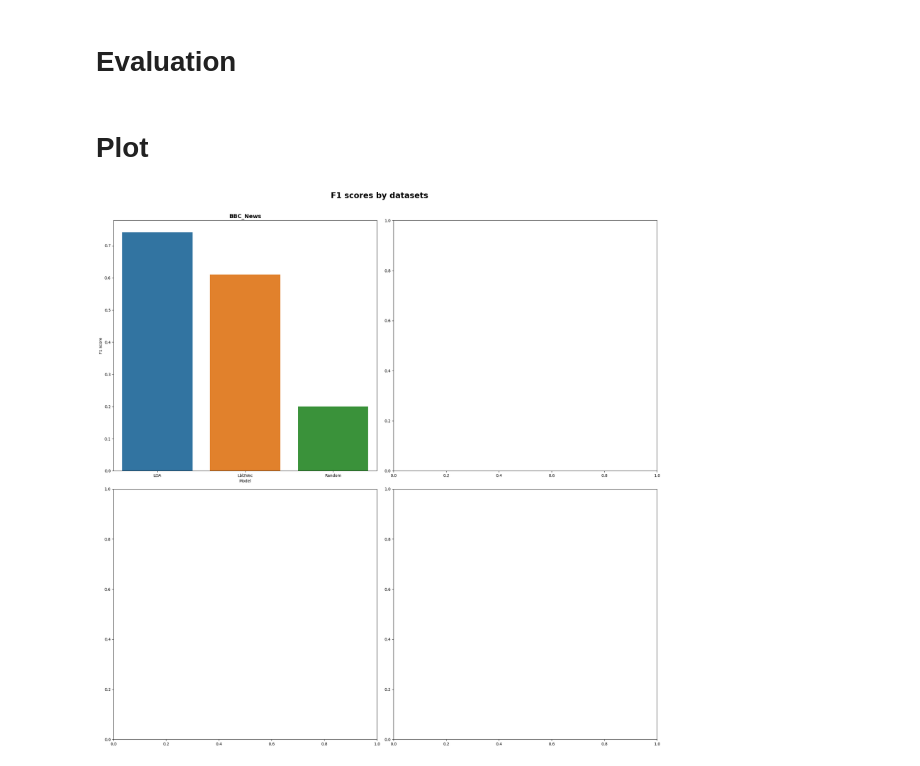
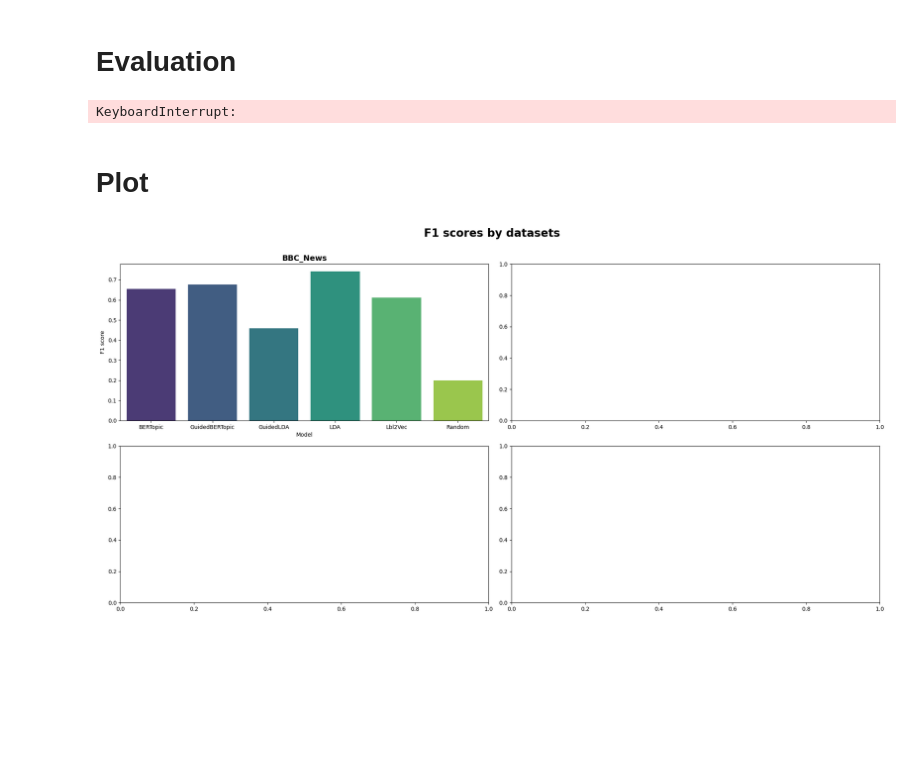
Before and after one commit to yoest/Topic-Modeling-Analysis, a Jupyter notebook: topic_modeling/tm_defined_classes/test_01.ipynb, the cells around one changed output. Cells and saved outputs as stored; diff of their text form; code cells hidden in the pictures; blank space fills up the shorter version.

Commit message:
add vontss results and continue refactoring

```diff
--- a/topic_modeling/tm_defined_classes/test_01.ipynb
+++ b/topic_modeling/tm_defined_classes/test_01.ipynb
@@ -26,13 +26,13 @@ class Model:
     def __init__(self, dataset_name: str) -> None:
         self.dataset_name = dataset_name
 
-        self.documents_df = pd.read_csv('../../datasets/data/BBC_News/documents.csv')
+        self.documents_df = pd.read_csv(f'../../datasets/data/{dataset_name}/documents.csv')
         self.documents_df = self.documents_df
 
         self.documents = self.documents_df['document'].tolist()
         self.labels = self.documents_df['class_name'].tolist()
 
-        self.labels_df = pd.read_csv('../../datasets/data/BBC_News/labels.csv')
+        self.labels_df = pd.read_csv(f'../../datasets/data/{dataset_name}/labels.csv')
         self.defined_keywords = [keywords.split(' ') for keywords in self.labels_df['class_keywords'].tolist()]
 
         self.num_topics = len(set(self.labels))
@@ -476,8 +474,10 @@ models = {
 }
 # %%
-bbc_news_result_df = get_and_save_result_for_dataset('BBC_News', models, load=False)
+bbc_news_result_df = get_and_save_result_for_dataset('BBC_News', models, load=True)
 # %%
 twenty_news_group_result_df = get_and_save_result_for_dataset('20NewsGroup', models, load=False)
+# %% [output]
+KeyboardInterrupt:
 # %%
 dblp_result_df = get_and_save_result_for_dataset('DBLP', models, load=False)
 # %%
@@ -491,9 +491,9 @@ def plot_for_results_dfs(results_dfs: list):
     Args:
         results_dfs (list): The results dataframes
     """
-    colors = ['tab:blue', 'tab:orange', 'tab:green', 'tab:red', 'tab:purple', 'tab:brown']
+    colors = sns.color_palette('viridis', n_colors=len(results_dfs[0][1]))
 
-    fig, ax = plt.subplots(2, 2, figsize=(20, 20))
+    fig, ax = plt.subplots(2, 2, figsize=(20, 10))
     fig.suptitle(f'F1 scores by datasets', fontsize=20, fontweight='bold')
 
     x, y = 0, 0
@@ -512,9 +512,9 @@ def plot_for_results_dfs(results_dfs: list):
 # %%
 plot_for_results_dfs([
     ('BBC_News', bbc_news_result_df),
-    ('20NewsGroup', twenty_news_group_result_df),
-    ('DBLP', dblp_result_df),
-    ('M10', m10_result_df),
+    # ('20NewsGroup', twenty_news_group_result_df),
+    # ('DBLP', dblp_result_df),
+    # ('M10', m10_result_df),
 ])
 # %% [output]
-[figure, old version]
+[figure, new version]
```
Also changed, not shown: parts of 3 cells of this notebook, 10 other files.
